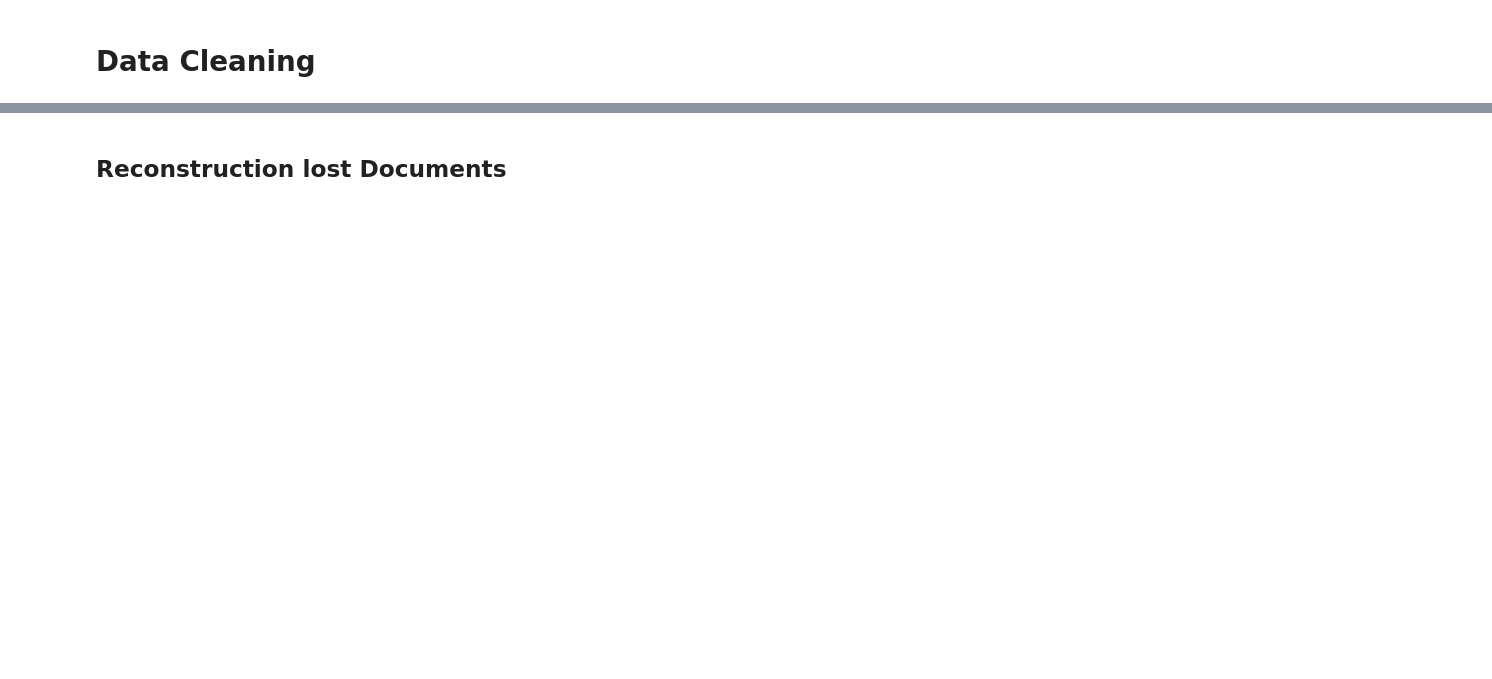
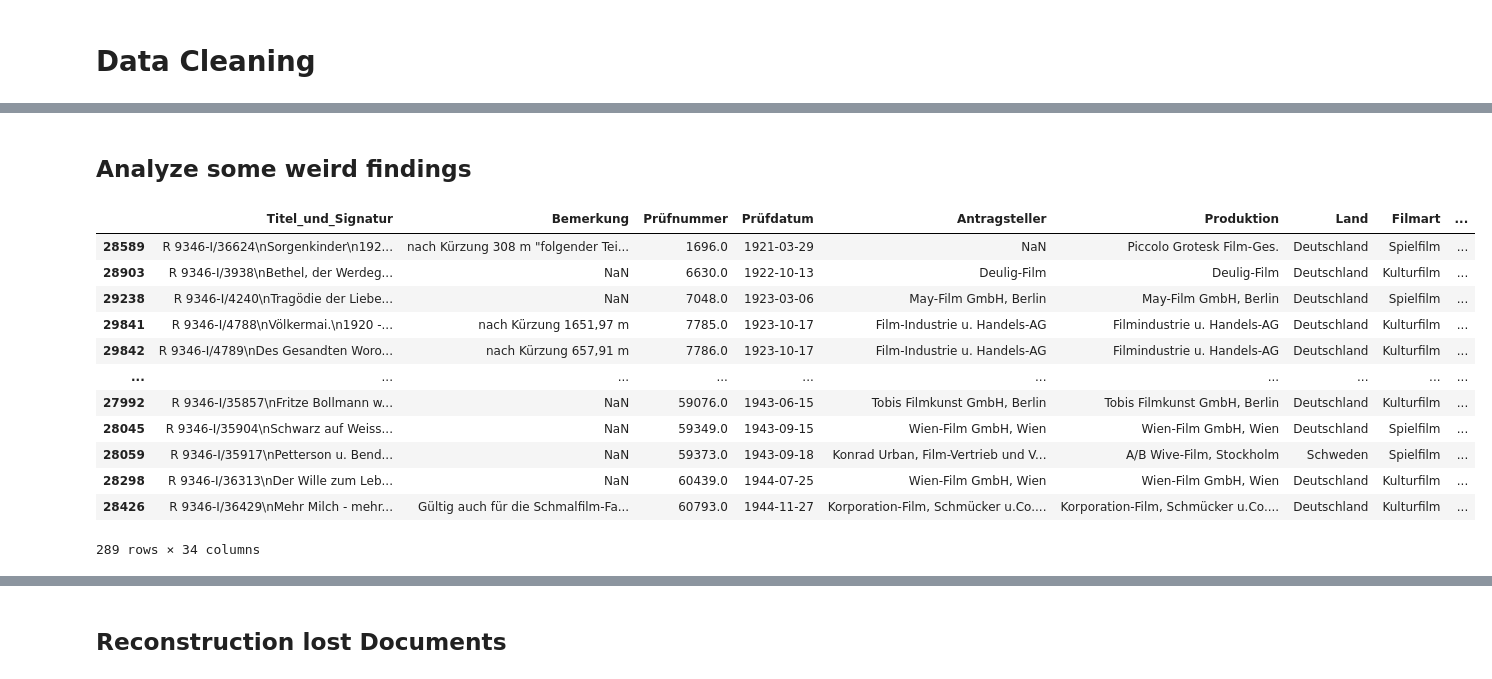
Before and after one commit to codemitdjango/german-film-censorship, a Jupyter notebook: src/analysis/analysis.ipynb, the cells around one changed output, grey strips where cells are left out. Saved outputs shown, nothing was run; the diff lists cells and outputs as text; code cells hidden in the pictures; blank space fills up the shorter version.

```diff
--- a/src/analysis/analysis.ipynb
+++ b/src/analysis/analysis.ipynb
@@ -77,0 +79,38 @@ df
+# %% [markdown]
+## Analyze some weird findings
+# %%
+#gefilterter_df = df[df['Vorführungsbeschränkung'].notna()]
+
+#gefilterter_df
+
+
+gefiltertes_df = df[
+    df['Vorführungsbeschränkung'].notna()
+    & (df['Vorführungsbeschränkung'] != "Für Jugendveranstaltungen der Filmtheaterbesitzer nicht geeignet")
+    & (df['Vorführungsbeschränkung'] != "Für Jugendveranstaltungen der Filmtheaterbesitzer nicht geeignet.")
+    & (df['Vorführungsbeschränkung'] != "Für Jugendveranstaltungen der Filmtheaterbesitzer geeignet.")
+    & (df['Vorführungsbeschränkung'] != "Für Jugendveranstaltungen der Filmtheaterbesitzer geeignet")
+    & (df['Vorführungsbeschränkung'] != "Für Jugendveranstaltungen der Filmtheaterbesitzer nicht geeignet. <")
+    & (df['Vorführungsbeschränkung'] != "Der Film ist zur Vorführung am Karfreitag, am Bußtag und am Heldengedenktag geeignet.")
+    & (df['Vorführungsbeschränkung'] != "Nur in Veranstaltungen der Deutschen Reichsbahn und im Rahmen der Wehrmachtsbetreuung")
+    & (df['Vorführungsbeschränkung'] != "Teilverbote")
+    & (df['Vorführungsbeschränkung'] != "Nur mit Vortrag von approb. Arzt. Jugendliche nur nach Geschlechtern getrennt in Sondervorstellungen im Interesse der Jugendpflege")
+    & (df['Vorführungsbeschränkung'] != "keine")
+    & (df['Vorführungsbeschränkung'] != "nicht vor Jugendlichen")
+    ]
+
+gefiltertes_df
+# %% [output]
+|  | Titel_und_Signatur | Bemerkung | Prüfnummer | Prüfdatum | Antragsteller | Produktion | Land | Filmart | ... |
+| 28589 | R 9346-I/36624\nSorgenkinder\n192... | nach Kürzung 308 m "folgender Tei... | 1696.0 | 1921-03-29 | NaN | Piccolo Grotesk Film-Ges. | Deutschland | Spielfilm | ... |
+| 28903 | R 9346-I/3938\nBethel, der Werdeg... | NaN | 6630.0 | 1922-10-13 | Deulig-Film | Deulig-Film | Deutschland | Kulturfilm | ... |
+| 29238 | R 9346-I/4240\nTragödie der Liebe... | NaN | 7048.0 | 1923-03-06 | May-Film GmbH, Berlin | May-Film GmbH, Berlin | Deutschland | Spielfilm | ... |
+| 29841 | R 9346-I/4788\nVölkermai.\n1920 -... | nach Kürzung 1651,97 m | 7785.0 | 1923-10-17 | Film-Industrie u. Handels-AG | Filmindustrie u. Handels-AG | Deutschland | Kulturfilm | ... |
+| 29842 | R 9346-I/4789\nDes Gesandten Woro... | nach Kürzung 657,91 m | 7786.0 | 1923-10-17 | Film-Industrie u. Handels-AG | Filmindustrie u. Handels-AG | Deutschland | Kulturfilm | ... |
+| ... | ... | ... | ... | ... | ... | ... | ... | ... | ... |
+| 27992 | R 9346-I/35857\nFritze Bollmann w... | NaN | 59076.0 | 1943-06-15 | Tobis Filmkunst GmbH, Berlin | Tobis Filmkunst GmbH, Berlin | Deutschland | Kulturfilm | ... |
+| 28045 | R 9346-I/35904\nSchwarz auf Weiss... | NaN | 59349.0 | 1943-09-15 | Wien-Film GmbH, Wien | Wien-Film GmbH, Wien | Deutschland | Spielfilm | ... |
+| 28059 | R 9346-I/35917\nPetterson u. Bend... | NaN | 59373.0 | 1943-09-18 | Konrad Urban, Film-Vertrieb und V... | A/B Wive-Film, Stockholm | Schweden | Spielfilm | ... |
+| 28298 | R 9346-I/36313\nDer Wille zum Leb... | NaN | 60439.0 | 1944-07-25 | Wien-Film GmbH, Wien | Wien-Film GmbH, Wien | Deutschland | Kulturfilm | ... |
+| 28426 | R 9346-I/36429\nMehr Milch - mehr... | Gültig auch für die Schmalfilm-Fa... | 60793.0 | 1944-11-27 | Korporation-Film, Schmücker u.Co.... | Korporation-Film, Schmücker u.Co.... | Deutschland | Kulturfilm | ... |
+289 rows × 34 columns
```
Also changed, not shown: parts of 13 cells of this notebook.
